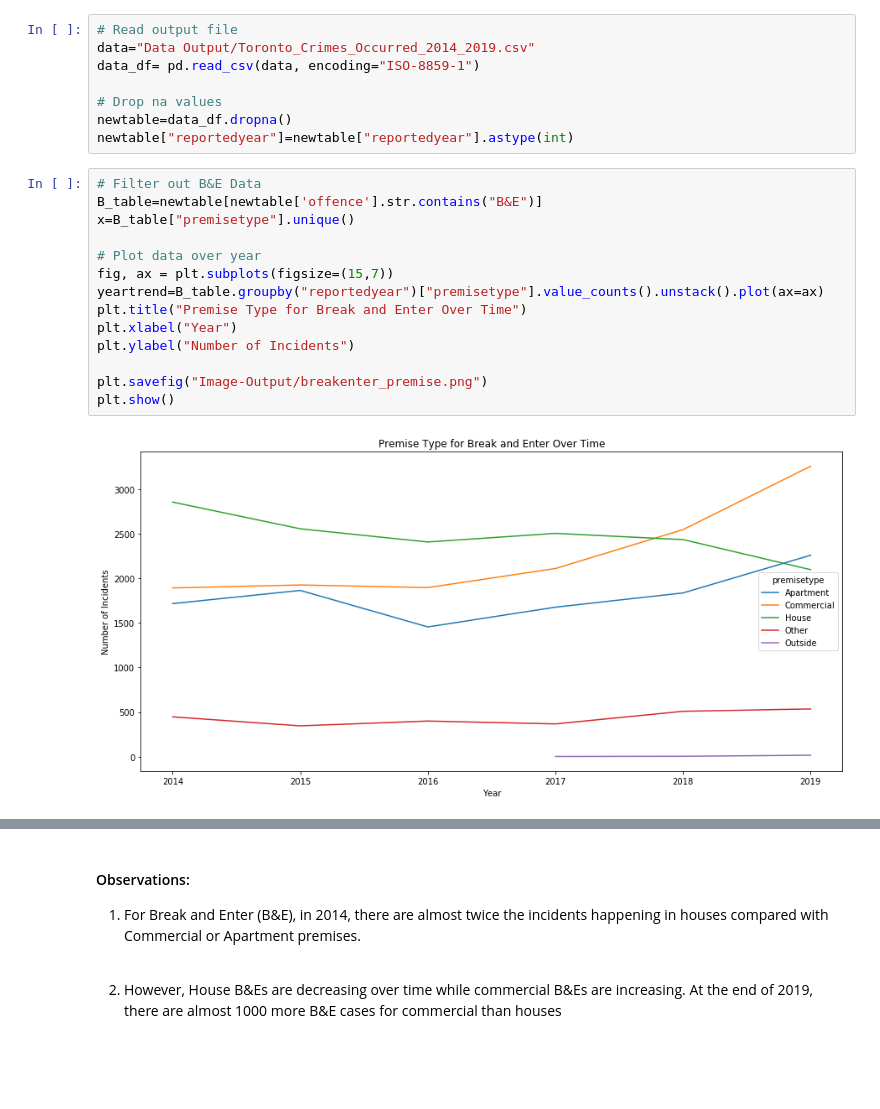
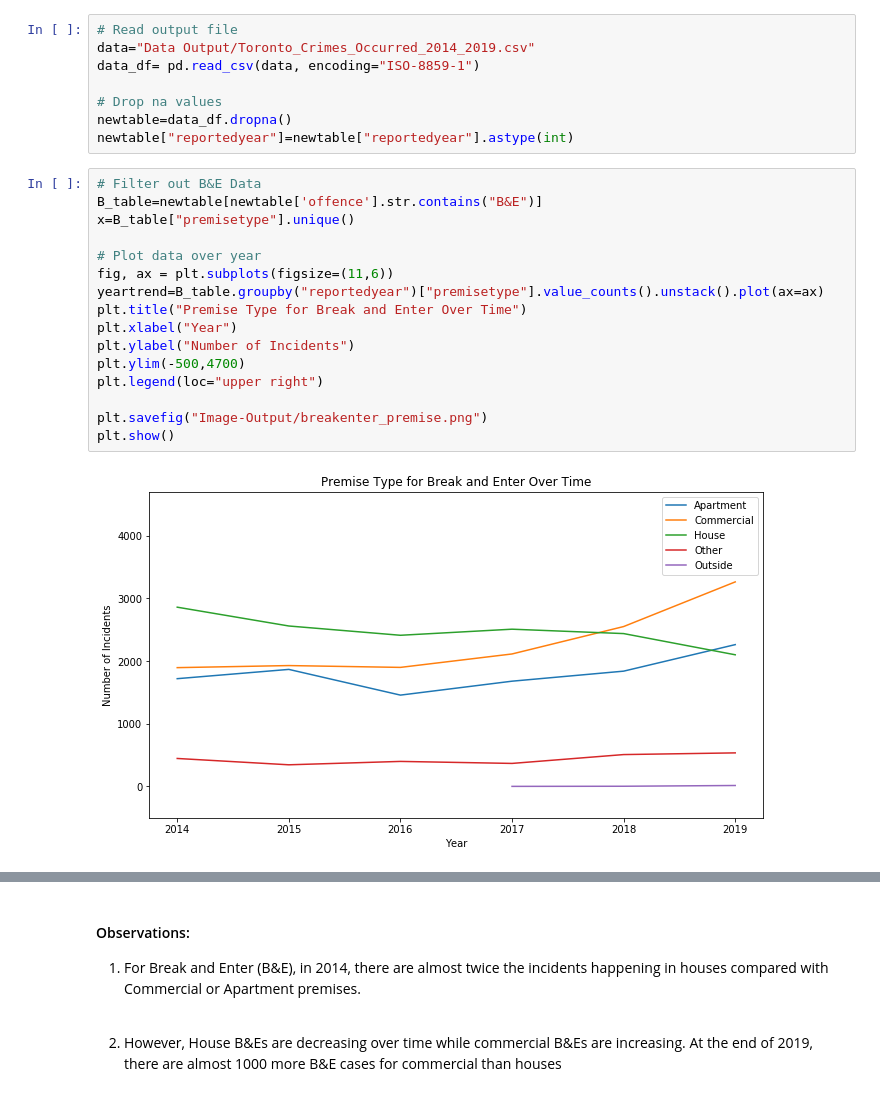
Before and after one commit to neha-nayeem/Project-01, a Jupyter notebook: Project 1 Consolidated.ipynb, the cells around one changed output, grey strips where cells are left out. Cells and saved outputs as stored; diff of their text form; blank space fills up the shorter version.

```diff
--- a/Project 1 Consolidated.ipynb
+++ b/Project 1 Consolidated.ipynb
@@ -802,19 +813,21 @@ newtable["reportedyear"]=newtable["reportedyear"].astype(int)
 # %%
 # Filter out B&E Data
 B_table=newtable[newtable['offence'].str.contains("B&E")]
 x=B_table["premisetype"].unique()
 
 # Plot data over year
-fig, ax = plt.subplots(figsize=(15,7))
+fig, ax = plt.subplots(figsize=(11,6))
 yeartrend=B_table.groupby("reportedyear")["premisetype"].value_counts().unstack().plot(ax=ax)
 plt.title("Premise Type for Break and Enter Over Time")
 plt.xlabel("Year")
 plt.ylabel("Number of Incidents")
+plt.ylim(-500,4700)
+plt.legend(loc="upper right")
 
 plt.savefig("Image-Output/breakenter_premise.png")
 plt.show()
 # %% [output]
-[figure, old version]
+[figure, new version]
 # %%
 # Total Break Down (over 6 years)
 x=B_table["premisetype"].value_counts()
```
Also changed, not shown: parts of 12 cells of this notebook, 11 other files.
